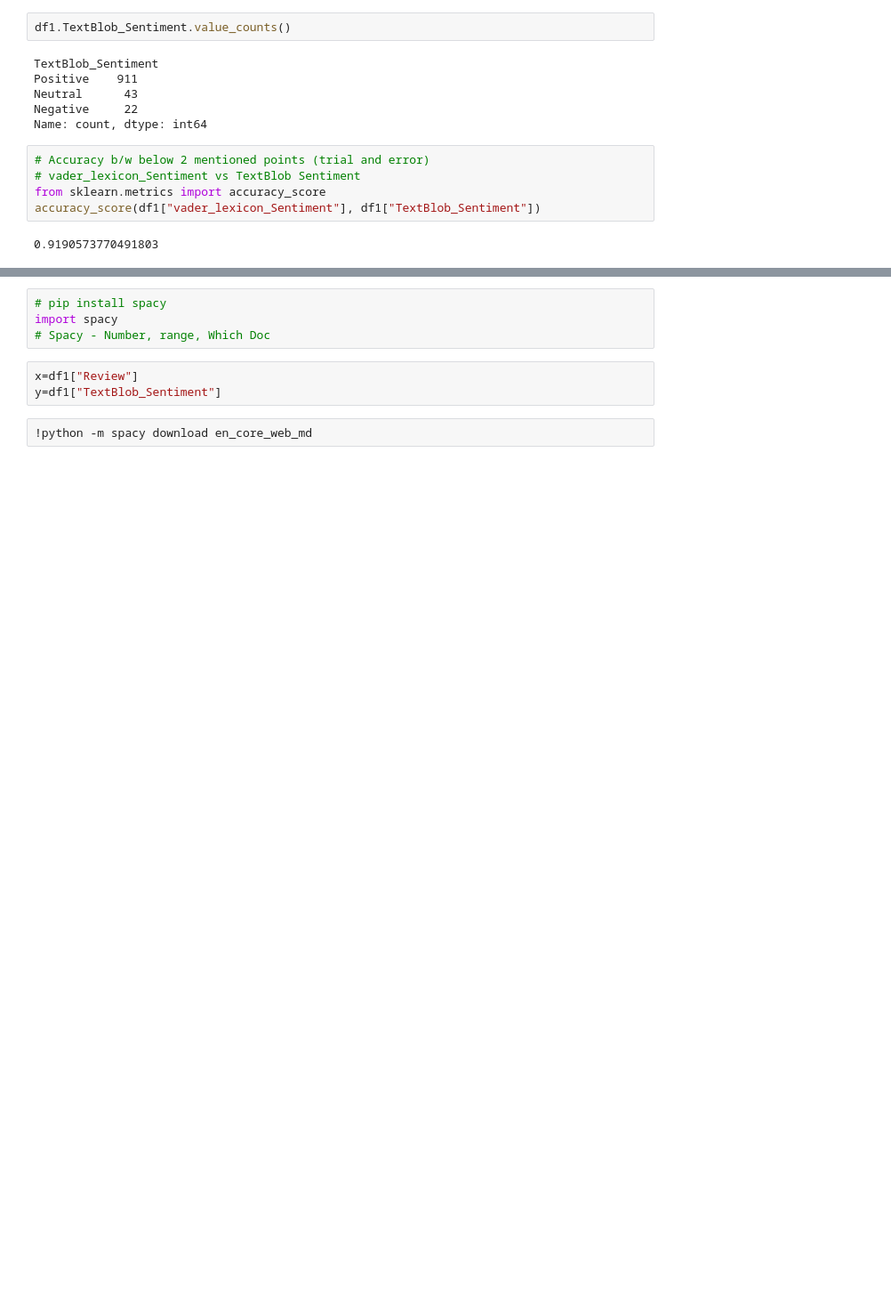
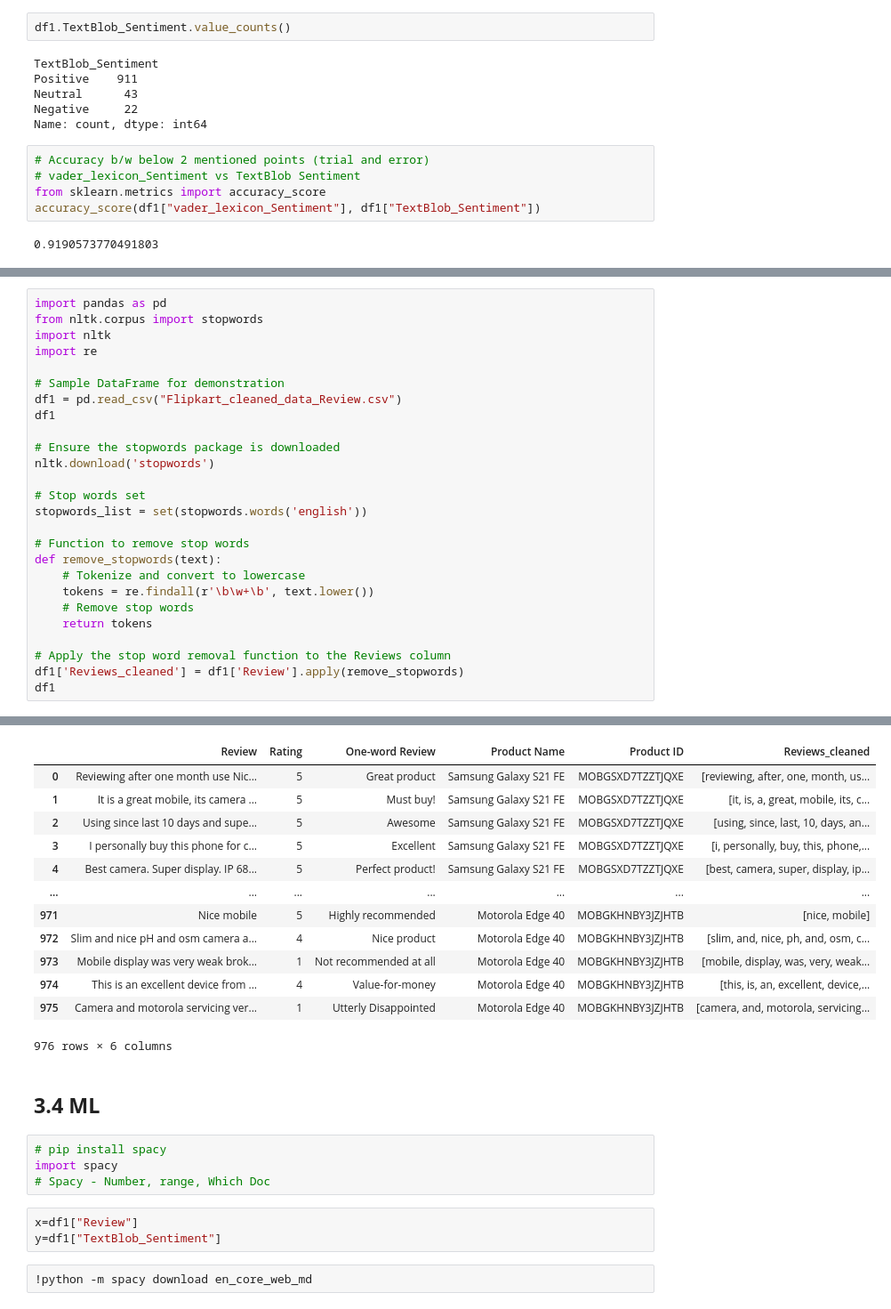
Before and after one commit to AravindhKumarA9/Flipkart_recommendation_using_mobile_review_LLM, a Jupyter notebook: Flipkart_Project.ipynb, the cells around one changed output, grey strips where cells are left out. Shown at 89% size. Cells and saved outputs as stored; diff of their text form; blank space fills up the shorter version.

```diff
--- a/Flipkart_Project.ipynb
+++ b/Flipkart_Project.ipynb
@@ -643,0 +699,27 @@ accuracy_score(df1["vader_lexicon_Sentiment"], df1["TextBlob_Sentiment"])
+# %%
+import pandas as pd
+from nltk.corpus import stopwords
+import nltk
+import re
+
+# Sample DataFrame for demonstration
+df1 = pd.read_csv("Flipkart_cleaned_data_Review.csv")
+df1
+
+# Ensure the stopwords package is downloaded
+nltk.download('stopwords')
+
+# Stop words set
+stopwords_list = set(stopwords.words('english'))
+
+# Function to remove stop words
+def remove_stopwords(text):
+    # Tokenize and convert to lowercase
+    tokens = re.findall(r'\b\w+\b', text.lower())
+    # Remove stop words
+    return tokens
+
+# Apply the stop word removal function to the Reviews column
+df1['Reviews_cleaned'] = df1['Review'].apply(remove_stopwords)
+df1
+# %% [output]
@@ -644,3 +729,18 @@ accuracy_score(df1["vader_lexicon_Sentiment"], df1["TextBlob_Sentiment"])
+|  | Review | Rating | One-word Review | Product Name | Product ID | Reviews_cleaned |
+| 0 | Reviewing after one month use Nic... | 5 | Great product | Samsung Galaxy S21 FE | MOBGSXD7TZZTJQXE | [reviewing, after, one, month, us... |
+| 1 | It is a great mobile, its camera ... | 5 | Must buy! | Samsung Galaxy S21 FE | MOBGSXD7TZZTJQXE | [it, is, a, great, mobile, its, c... |
+| 2 | Using since last 10 days and supe... | 5 | Awesome | Samsung Galaxy S21 FE | MOBGSXD7TZZTJQXE | [using, since, last, 10, days, an... |
+| 3 | I personally buy this phone for c... | 5 | Excellent | Samsung Galaxy S21 FE | MOBGSXD7TZZTJQXE | [i, personally, buy, this, phone,... |
+| 4 | Best camera. Super display. IP 68... | 5 | Perfect product! | Samsung Galaxy S21 FE | MOBGSXD7TZZTJQXE | [best, camera, super, display, ip... |
+| ... | ... | ... | ... | ... | ... | ... |
+| 971 | Nice mobile | 5 | Highly recommended | Motorola Edge 40 | MOBGKHNBY3JZJHTB | [nice, mobile] |
+| 972 | Slim and nice pH and osm camera a... | 4 | Nice product | Motorola Edge 40 | MOBGKHNBY3JZJHTB | [slim, and, nice, ph, and, osm, c... |
+| 973 | Mobile display was very weak brok... | 1 | Not recommended at all | Motorola Edge 40 | MOBGKHNBY3JZJHTB | [mobile, display, was, very, weak... |
+| 974 | This is an excellent device from ... | 4 | Value-for-money | Motorola Edge 40 | MOBGKHNBY3JZJHTB | [this, is, an, excellent, device,... |
+| 975 | Camera and motorola servicing ver... | 1 | Utterly Disappointed | Motorola Edge 40 | MOBGKHNBY3JZJHTB | [camera, and, motorola, servicing... |
+976 rows × 6 columns
+# %% [markdown]
+## **3.4 ML**
 # %%
 # pip install spacy
 import spacy
```
Also changed, not shown: parts of 6 cells of this notebook, 8 other files.
